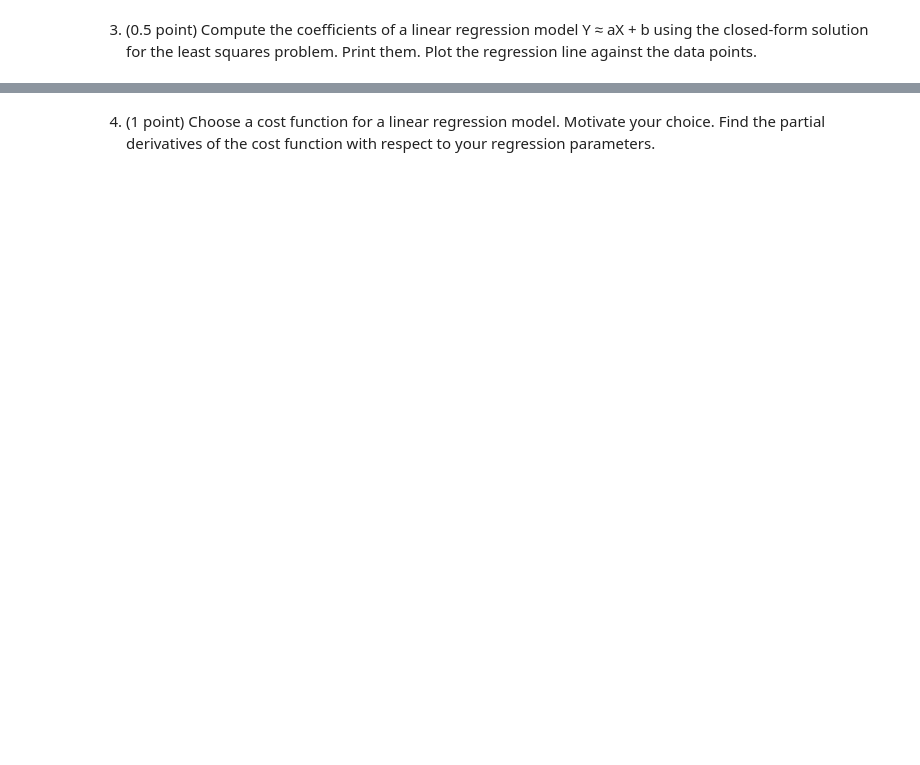
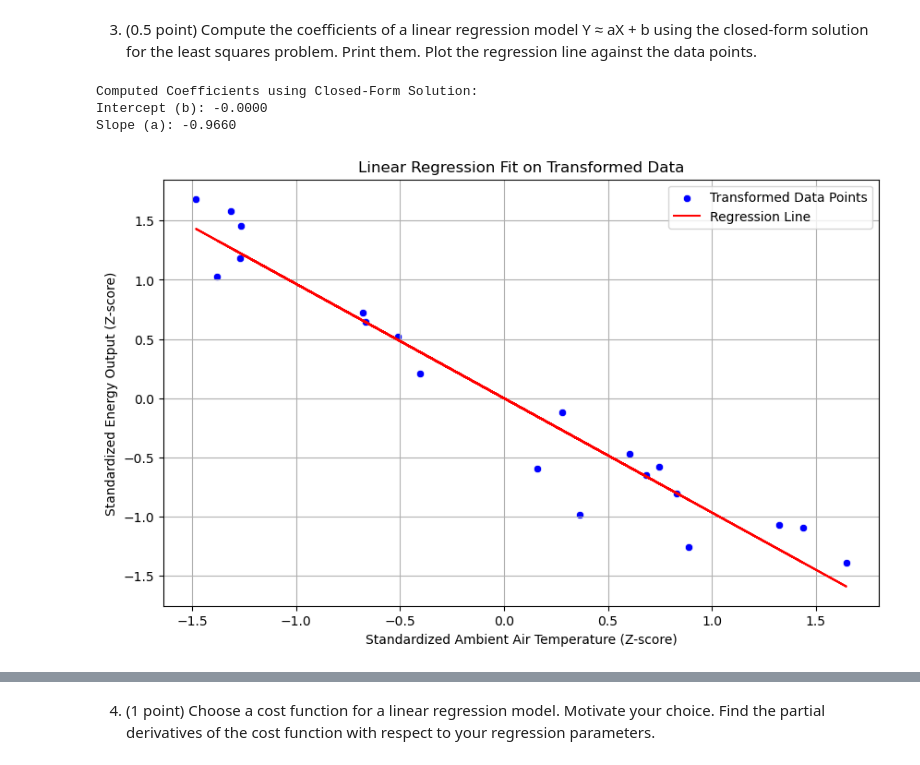
Before and after one commit to Davidpereira2803/IML_Assigments, a Jupyter notebook: Assignment1/assignmentself1.ipynb, the cells around one changed output, grey strips where cells are left out. Saved outputs shown, nothing was run; the diff lists cells and outputs as text; code cells hidden in the pictures; blank space fills up the shorter version.

```diff
--- a/Assignment1/assignmentself1.ipynb
+++ b/Assignment1/assignmentself1.ipynb
@@ -26,3 +274,47 @@ Z-scores, etc.). Explain why this transformation may be useful.
 # %% [markdown]
 3. (0.5 point) Compute the coefficients of a linear regression model Y ≈ aX + b using the closed-form
 solution for the least squares problem. Print them. Plot the regression line against the data points.
+# %%
+# Task 3: Compute Linear Regression Coefficients Using Closed-Form Solution
+
+# Extract X and Y from the transformed data
+X = subset_scaled['x'].values.reshape(-1, 1)  # Predictor
+Y = subset_scaled['y'].values.reshape(-1, 1)  # Response
+
+# Add a column of ones to X to account for the intercept term
+X_b = np.hstack([np.ones((X.shape[0], 1)), X])  # Shape: (20, 2)
+
+# Compute the coefficients using the Normal Equation
+# theta_best = (X_b^T * X_b)^(-1) * X_b^T * Y
+theta_best = np.linalg.inv(X_b.T.dot(X_b)).dot(X_b.T).dot(Y)
+
+# Extract intercept (b) and slope (a)
+b = theta_best[0][0]
+a = theta_best[1][0]
+
+# Print the coefficients
+print(f"Computed Coefficients using Closed-Form Solution:")
+print(f"Intercept (b): {b:.4f}")
+print(f"Slope (a): {a:.4f}")
+
+# Predict Y values using the computed coefficients
+Y_pred = X_b.dot(theta_best)
+
+# Plot the transformed data points and the regression line
+plt.figure(figsize=(10, 6))
+sns.scatterplot(x='x', y='y', data=subset_scaled, color='blue', label='Transformed Data Points')
+
+# Plot the regression line
+plt.plot(X, Y_pred, color='red', label='Regression Line')
+
+plt.title('Linear Regression Fit on Transformed Data')
+plt.xlabel('Standardized Ambient Air Temperature (Z-score)')
+plt.ylabel('Standardized Energy Output (Z-score)')
+plt.legend()
+plt.grid(True)
+plt.show()
+# %% [output]
+Computed Coefficients using Closed-Form Solution:
+Intercept (b): -0.0000
+Slope (a): -0.9660
+[figure, added]
```
Also changed, not shown: parts of 30 cells of this notebook, 5 other files.
